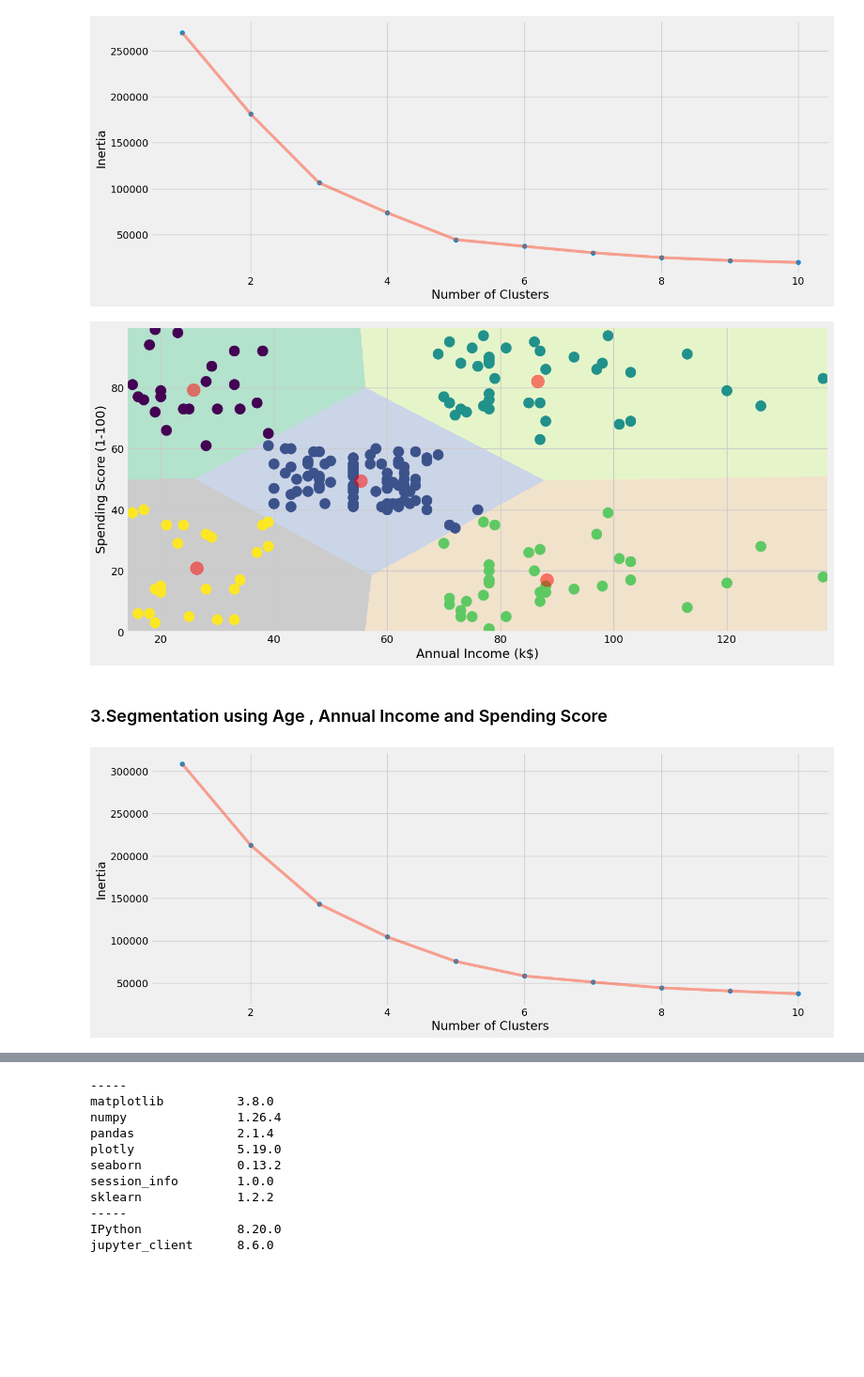
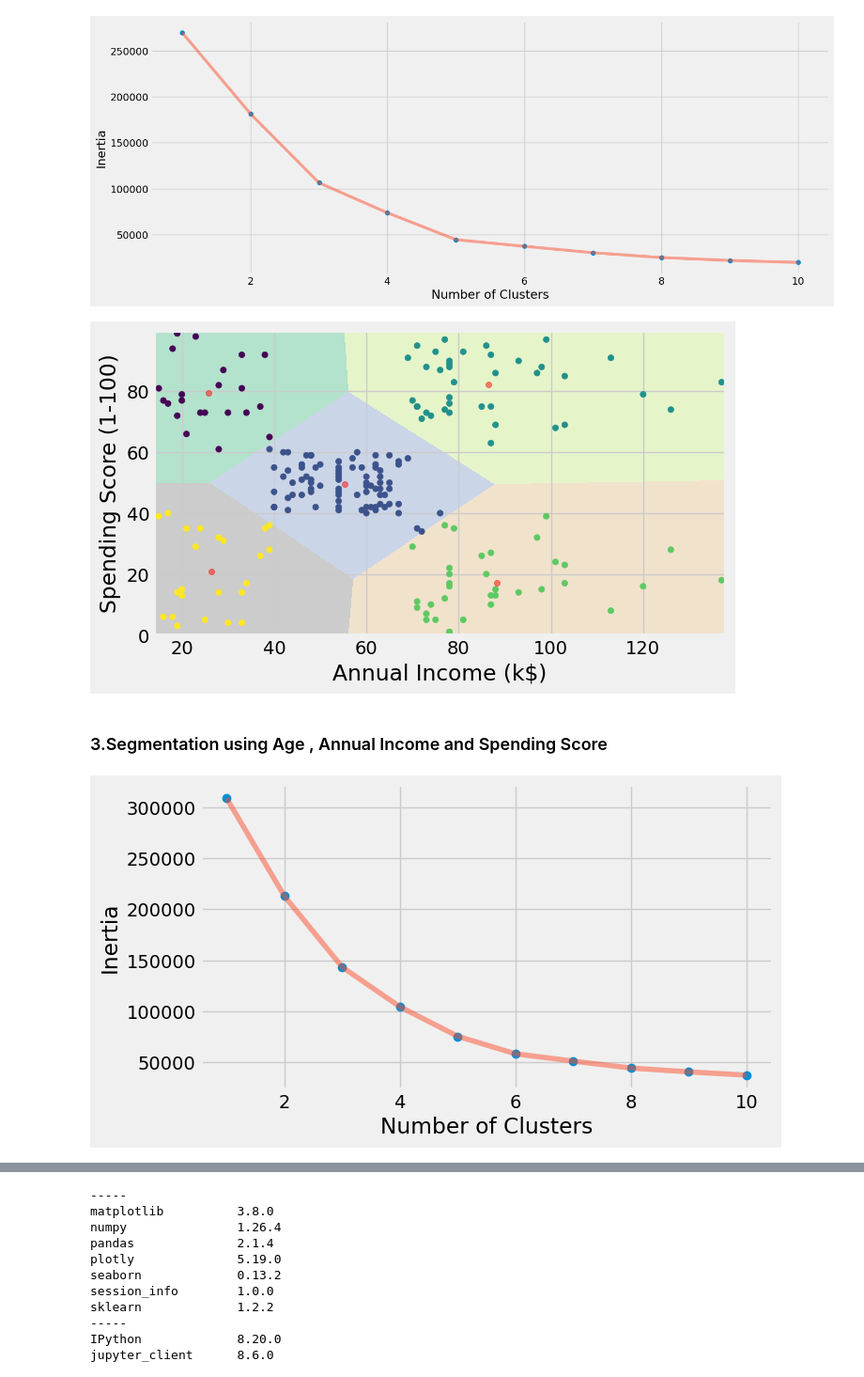
Before and after one commit to castorgit/AI_for_retail, a Jupyter notebook: 02_Clustering_KMEANS/K-Means/customer-segmentation-k-means-analysis.ipynb, the cells around one changed output, grey strips where cells are left out. Shown at 94% size. Drawn from its saved outputs; the diff is of its cells as text; code cells hidden in the pictures; blank space fills up the shorter version.

```diff
--- a/02_Clustering_KMEANS/K-Means/customer-segmentation-k-means-analysis.ipynb
+++ b/02_Clustering_KMEANS/K-Means/customer-segmentation-k-means-analysis.ipynb
@@ -229,20 +229,20 @@ y_min, y_max = X2[:, 1].min() - 1, X2[:, 1].max() + 1
 xx, yy = np.meshgrid(np.arange(x_min, x_max, h), np.arange(y_min, y_max, h))
 Z2 = algorithm.predict(np.c_[xx.ravel(), yy.ravel()])
 # %%
-plt.figure(1 , figsize = (15 , 7) )
+plt.figure(1 , figsize = (7 , 4) )
 plt.clf()
 Z2 = Z2.reshape(xx.shape)
 plt.imshow(Z2 , interpolation='nearest',
            extent=(xx.min(), xx.max(), yy.min(), yy.max()),
            cmap = plt.cm.Pastel2, aspect = 'auto', origin='lower')
 
 plt.scatter( x = 'Annual Income (k$)' ,y = 'Spending Score (1-100)' , data = df , c = labels2 ,
-            s = 200 )
-plt.scatter(x = centroids2[: , 0] , y =  centroids2[: , 1] , s = 300 , c = 'red' , alpha = 0.5)
+            s = 20 )
+plt.scatter(x = centroids2[: , 0] , y =  centroids2[: , 1] , s = 20 , c = 'red' , alpha = 0.5)
 plt.ylabel('Spending Score (1-100)') , plt.xlabel('Annual Income (k$)')
 plt.show()
 # %% [output]
-[figure, old version]
+[figure, new version]
 # %% [markdown]
 ### 3.Segmentation using Age , Annual Income and Spending Score
 # %%
@@ -254,13 +254,13 @@ for n in range(1 , 11):
     algorithm.fit(X3)
     inertia.append(algorithm.inertia_)
 # %%
-plt.figure(1 , figsize = (15 ,6))
+plt.figure(1 , figsize = (7,4))
 plt.plot(np.arange(1 , 11) , inertia , 'o')
 plt.plot(np.arange(1 , 11) , inertia , '-' , alpha = 0.5)
 plt.xlabel('Number of Clusters') , plt.ylabel('Inertia')
 plt.show()
 # %% [output]
-[figure, old version]
+[figure, new version]
 # %%
 algorithm = (KMeans(n_clusters = 6 ,init='k-means++', n_init = 10 ,max_iter=300,
                         tol=0.0001,  random_state= 111  , algorithm='elkan') )
```
Also changed, not shown: parts of 1 cell of this notebook.
